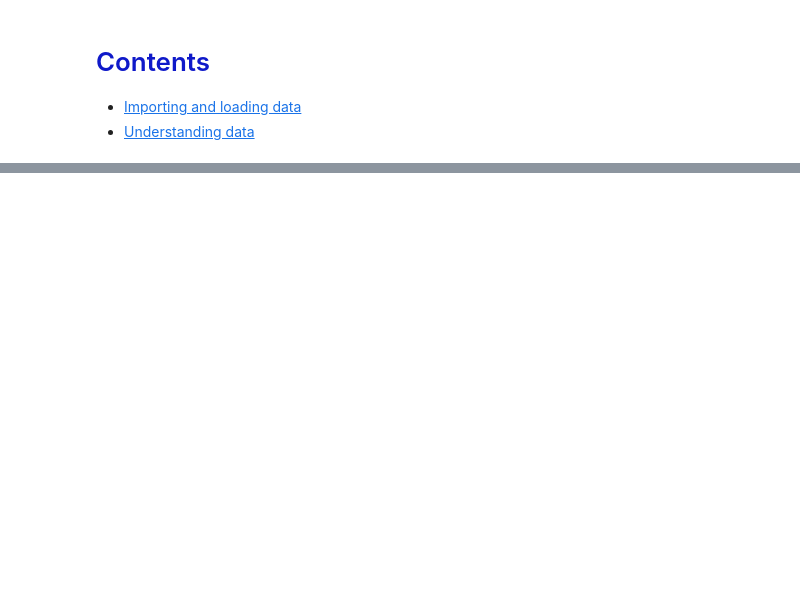
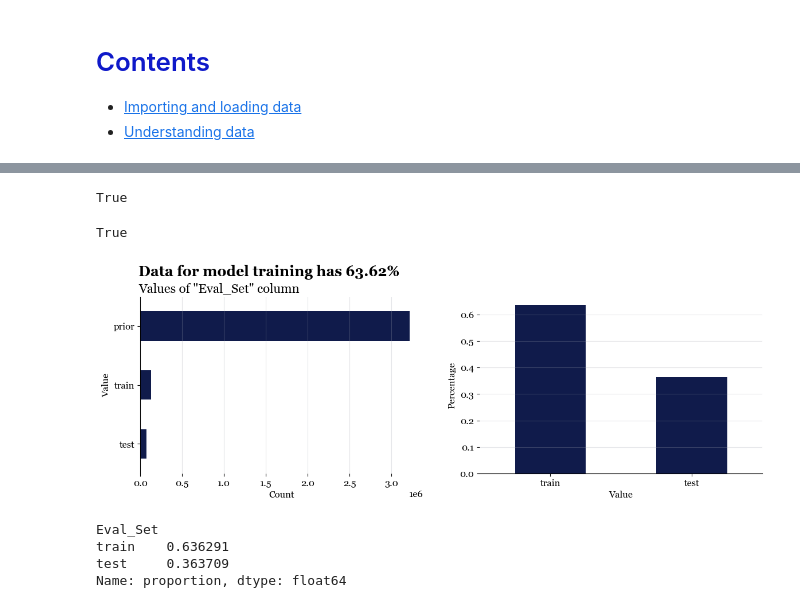
Before and after one commit to juanramosdataexpert/InstacartMarketBasketAnalysis, a Jupyter notebook: Notebooks/EDA.ipynb, the cells around one changed output, grey strips where cells are left out. Cells and saved outputs as stored; diff of their text form; code cells hidden in the pictures; blank space fills up the shorter version.

Commit message:
Order exploratory

```diff
--- a/Notebooks/EDA.ipynb
+++ b/Notebooks/EDA.ipynb
@@ -112,0 +154,7 @@ Finally, we fixed the columns name writting the first letter in capital in every
+# %%
+# Correct the format of aisle with the first character in capital letters
+dfs['departments']['Department'] = dfs['departments']['Department'].str.title()
+
+# Change the name of columns `Aisle`
+dfs['departments'].rename(
+    columns={'Department': 'Department_Name'}, inplace=True)
@@ -112,0 +167,8 @@ Finally, we fixed the columns name writting the first letter in capital in every
+# %%
+# Concat orders dataframes
+dfs['orders'] = pd.concat(
+    [dfs['orders_1'], dfs['orders_2']], ignore_index=True)
+
+# Delete the original dataframes from dictionary
+del dfs['orders_1']
+del dfs['orders_2']
@@ -112,0 +180,61 @@ Finally, we fixed the columns name writting the first letter in capital in every
+# %%
+# Count the number of users
+dfs['orders']['User_Id'].nunique() == dfs['orders']['User_Id'].values[-1]
+# %% [output]
+True
+# %%
+# Create a pivot table of `User_Id` and `Order_Number`
+orders_pivot = dfs['orders'] \
+    .pivot_table(index='User_Id',
+                 columns='Eval_Set',
+                 values='Order_Number',
+                 aggfunc='max')
+
+# Create new column merging 'test' and 'train' values
+orders_pivot['model'] = orders_pivot['test'].fillna(orders_pivot['train'])
+
+# Create boolean column of the `model` columns and next order of `prior` column
+orders_pivot['confirmation'] = (
+    orders_pivot['prior'] + 1 == orders_pivot['model'])
+
+# Count the `confirmation` column that meet the condition
+orders_pivot['confirmation'].sum() == orders_pivot.shape[0]
+# %% [output]
+True
+# %%
+# Plot `Eval_set` distribution
+fig, ax = plt.subplots(1, 2, figsize=[14, 4])
+plt.suptitle('Data for model training has 63.62%',
+             ha='left', x=0.123, size=18,
+             weight='bold', y=1.02)
+fig.text(0.123, 0.9, 'Values of "Eval_Set" column',
+         ha='left', size=16)
+dfs['orders']['Eval_Set'] \
+    .value_counts() \
+    .sort_values(ascending=True) \
+    .plot.barh(color=juan_colors[0], ax=ax[0])
+ax[0].set_xlabel('Count')
+ax[0].set_ylabel('Value')
+ax[0].grid(True, color=juan_colors[2],
+           axis='x', alpha=0.3)
+ax[0].spines[['top', 'right', 'bottom']].set_visible(False)
+dfs['orders'][dfs['orders']['Eval_Set'] != 'prior']['Eval_Set'] \
+    .value_counts(normalize=True) \
+    .plot.bar(color=juan_colors[0], ax=ax[1])
+ax[1].set_xlabel('Value')
+ax[1].set_xticklabels(ax[1].get_xticklabels(), rotation=0)
+ax[1].set_ylabel('Percentage')
+ax[1].grid(True, color=juan_colors[2],
+           axis='y', alpha=0.3)
+ax[1].spines[['top', 'right', 'left']].set_visible(False)
+plt.show()
+
+# Show the table of the second plot normalized
+dfs['orders'][dfs['orders']['Eval_Set'] != 'prior']['Eval_Set'] \
+    .value_counts(normalize=True)
+# %% [output]
+[figure, added]
+Eval_Set
+train    0.636291
+test     0.363709
+Name: proportion, dtype: float64
```
Also changed, not shown: parts of 45 cells of this notebook.
